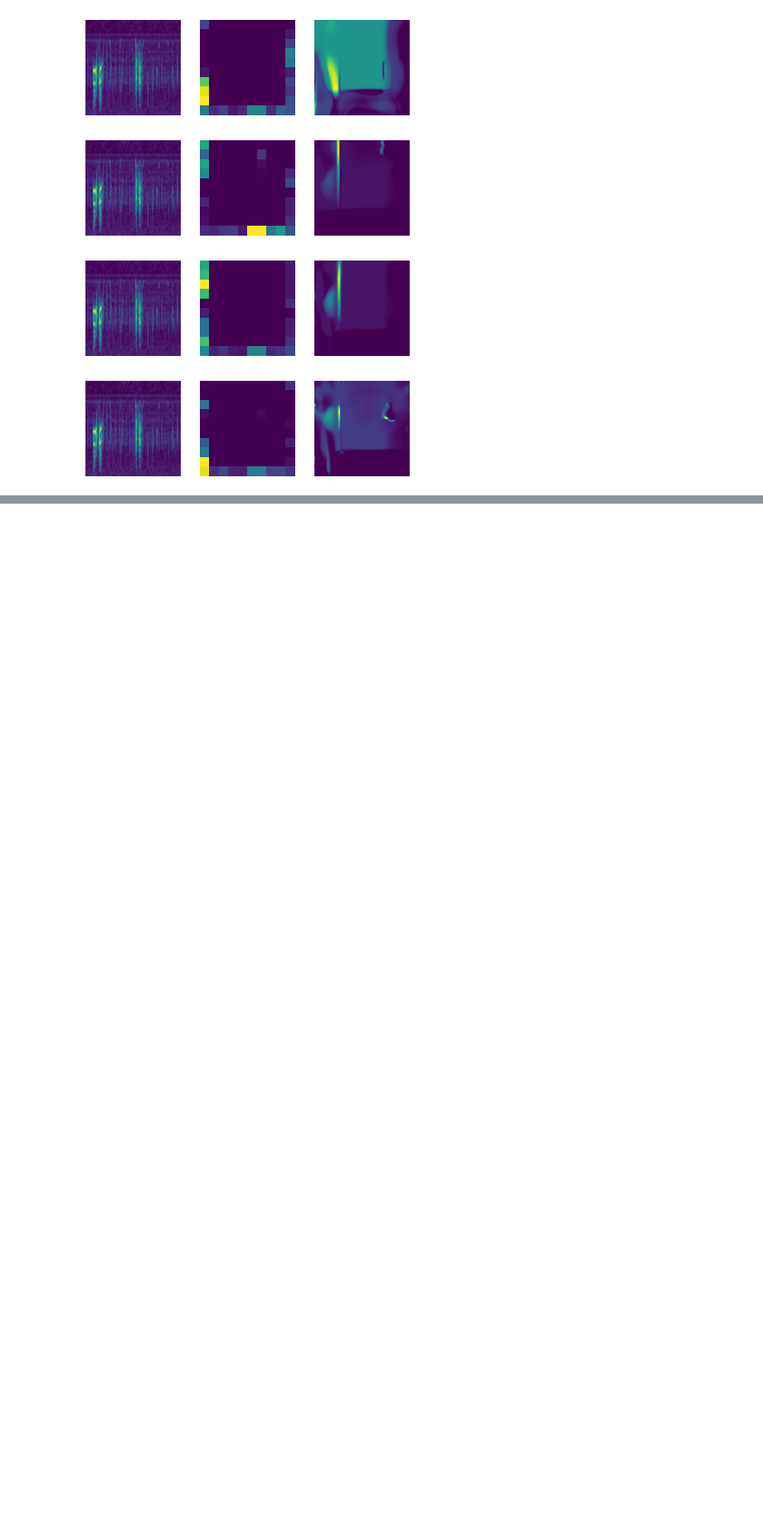
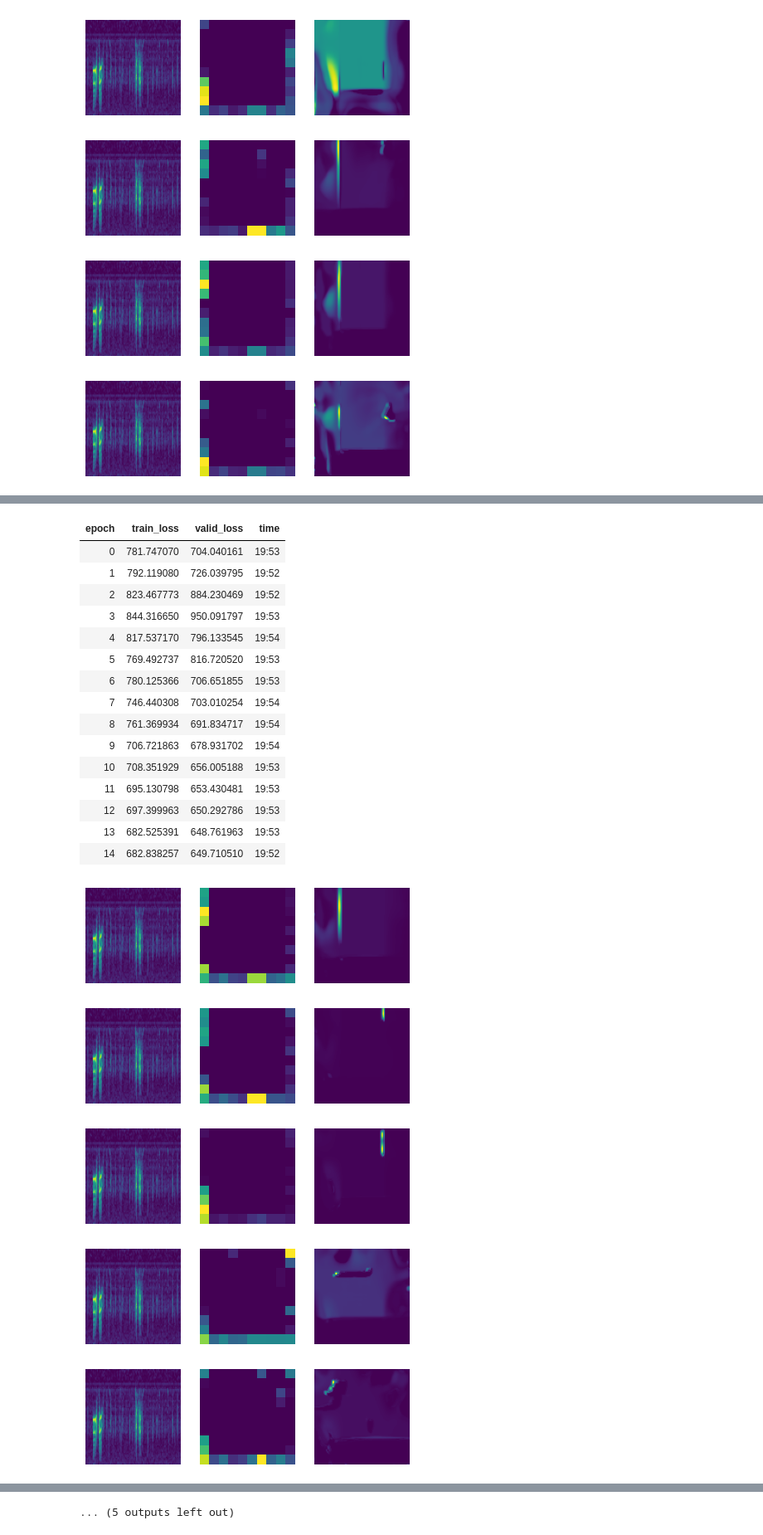
Before and after one commit to earthspecies/library, a Jupyter notebook: egyptian_fruit_bat/efb_vae.ipynb, the cells around one changed output, grey strips where cells are left out. Shown at 83% size. Cells and saved outputs as stored; diff of their text form; code cells hidden in the pictures; blank space fills up the shorter version.

```diff
--- a/egyptian_fruit_bat/efb_vae.ipynb
+++ b/egyptian_fruit_bat/efb_vae.ipynb
@@ -383,0 +373,25 @@ for _ in range(10):
+# %%
+learner.fit_one_cycle(15)
+learner.save("efb_vae")
+# %% [output]
+| epoch | train_loss | valid_loss | time |
+| 0 | 781.747070 | 704.040161 | 19:53 |
+| 1 | 792.119080 | 726.039795 | 19:52 |
+| 2 | 823.467773 | 884.230469 | 19:52 |
+| 3 | 844.316650 | 950.091797 | 19:53 |
+| 4 | 817.537170 | 796.133545 | 19:54 |
+| 5 | 769.492737 | 816.720520 | 19:53 |
+| 6 | 780.125366 | 706.651855 | 19:53 |
+| 7 | 746.440308 | 703.010254 | 19:54 |
+| 8 | 761.369934 | 691.834717 | 19:54 |
+| 9 | 706.721863 | 678.931702 | 19:54 |
+| 10 | 708.351929 | 656.005188 | 19:53 |
+| 11 | 695.130798 | 653.430481 | 19:53 |
+| 12 | 697.399963 | 650.292786 | 19:53 |
+| 13 | 682.525391 | 648.761963 | 19:53 |
+| 14 | 682.838257 | 649.710510 | 19:52 |
+[figure, added]
+[figure, added]
+[figure, added]
+[figure, added]
+[figure, added]
@@ -383,0 +404 @@ for _ in range(10):
+... (5 outputs left out)
```
Also changed, not shown: parts of 5 cells of this notebook.
